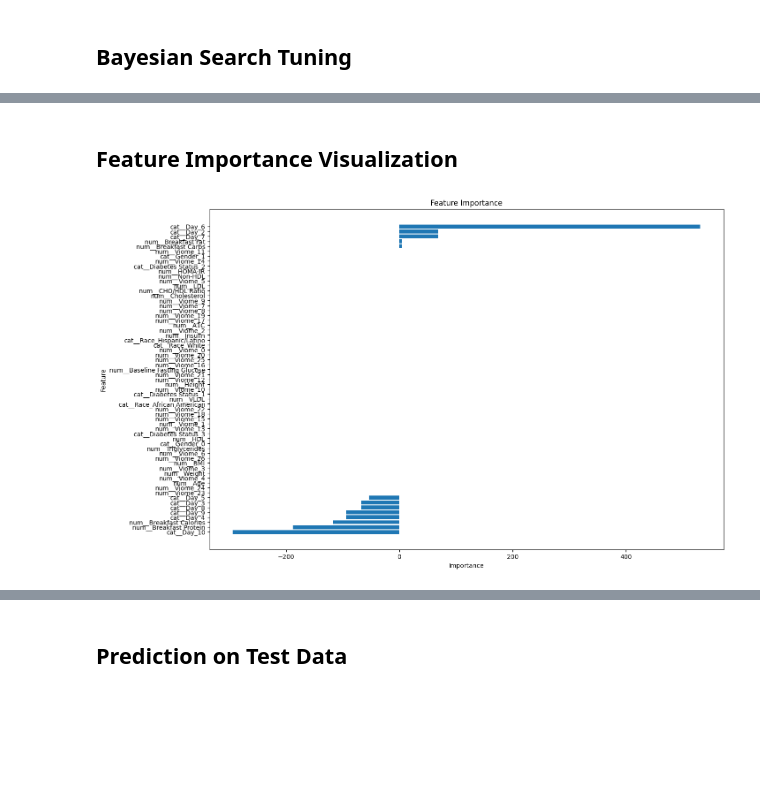
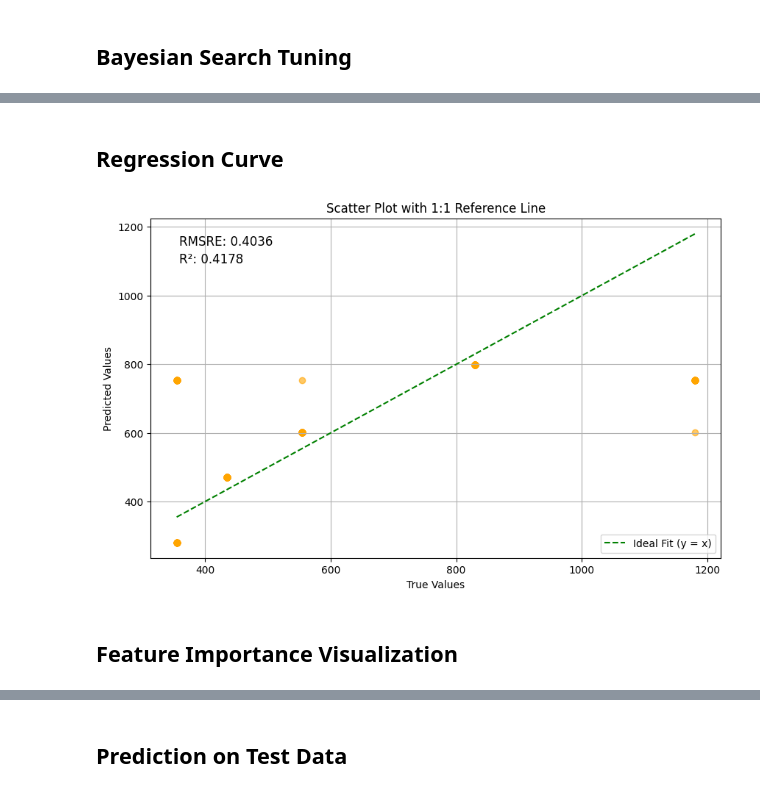
Before and after one commit to omarkhater-school/multi_modal_cgm_analysis, a Jupyter notebook: initial_modeling/viome_data.ipynb, the cells around one changed output, grey strips where cells are left out. Saved outputs shown, nothing was run; the diff lists cells and outputs as text; code cells hidden in the pictures; blank space fills up the shorter version.

```diff
--- a/initial_modeling/viome_data.ipynb
+++ b/initial_modeling/viome_data.ipynb
@@ -526,0 +663,6 @@ LinearRegression()
+# %%
+all_results = pd.concat([comparison_df_grid, comparison_df_bayesian])
+all_results_sorted = all_results.sort_values(by=["Validation R2"], ascending=[False])
+best_result = all_results_sorted.iloc[0]
+best_model = best_result["Model"]
+best_model
@@ -527,8 +705,12 @@ LinearRegression()
 # %%
 # Train the best model on the entire training set (train + validation)
-best_model.fit(pd.concat([X_train, X_val]), pd.concat([y_train, y_val]))
-
+x_train_full = pd.concat([X_train, X_val])
+y_train_true = pd.concat([y_train, y_val])
+best_model.fit(x_train_full, y_train_true)
+y_train_pred = best_model.predict(x_train_full)
+best_model_rmsre = rmsre(y_train_true, y_train_pred)
+best_model_r2 = r2_score(y_train_true, y_train_pred)
 # Display the best model and test predictions
-print(f"Best Model: {best_model_name}")
-print(f"Validation RMSRE: {lowest_rmsre}")
+print(f"Best Model: {best_model}")
+print(f"Best model RMSRE: {best_model_rmsre:.4f}, Best model R2: {best_model_r2:.4f}")
 # %% [output]
@@ -537,55 +734,8 @@ Validation RMSRE: 1.0650625679654983e-15
+# %% [markdown]
+## Regression Curve
+# %%
+plot_regression_curve(y_train_true, y_train_pred, best_model_rmsre, best_model_r2)
+# %% [output]
+[figure, added]
 # %% [markdown]
 ## Feature Importance Visualization
-# %%
-# Extract the fitted preprocessor and model
-fitted_preprocessor = best_model.named_steps['preprocessor']
-fitted_model = best_model.named_steps['model']
-
-# Check if the fitted preprocessor is ready to provide feature names
-if hasattr(fitted_preprocessor, 'get_feature_names_out'):
-    feature_names = fitted_preprocessor.get_feature_names_out()
-else:
-    feature_names = None
-    print("Feature names are not available from the preprocessor.")
-
-# Check if the model has built-in feature importances
-if hasattr(fitted_model, 'feature_importances_'):
-    # Get feature importance from the model
-    importances = fitted_model.feature_importances_
-
-elif hasattr(fitted_model, 'coef_') and hasattr(fitted_model, 'intercept_'):
-    # Use coefficients for models like linear regression or SVM with a linear kernel
-    importances = fitted_model.coef_
-
-else:
-    print("Feature importance cannot be determined for this model.")
-    importances = None
-
-# Plot feature importances if available
-if importances is not None and feature_names is not None:
-    feature_importance_df = pd.DataFrame({
-        'Feature': feature_names,
-        'Importance': importances
-    }).sort_values(by='Importance', ascending=False)
-
-    # Sort and plot
-    sorted_df = feature_importance_df.sort_values(by='Importance', ascending=False)
-    plt.figure(figsize=(15, 10))
-    plt.barh(sorted_df['Feature'], sorted_df['Importance'])
-    plt.xlabel('Importance')
-    plt.ylabel('Feature')
-    plt.title('Feature Importance')
-    plt.gca().invert_yaxis()
-    plt.show()
-elif importances is not None:
-    print("Feature names are not available; displaying importances only.")
-    plt.figure(figsize=(10, 6))
-    plt.bar(range(len(importances)), importances)
-    plt.xlabel('Feature Index')
-    plt.ylabel('Importance')
-    plt.title('Feature Importance')
-    plt.show()
-else:
-    print("No feature importance could be calculated.")
-# %% [output]
-[figure, removed]
```
Also changed, not shown: parts of 27 cells of this notebook.
